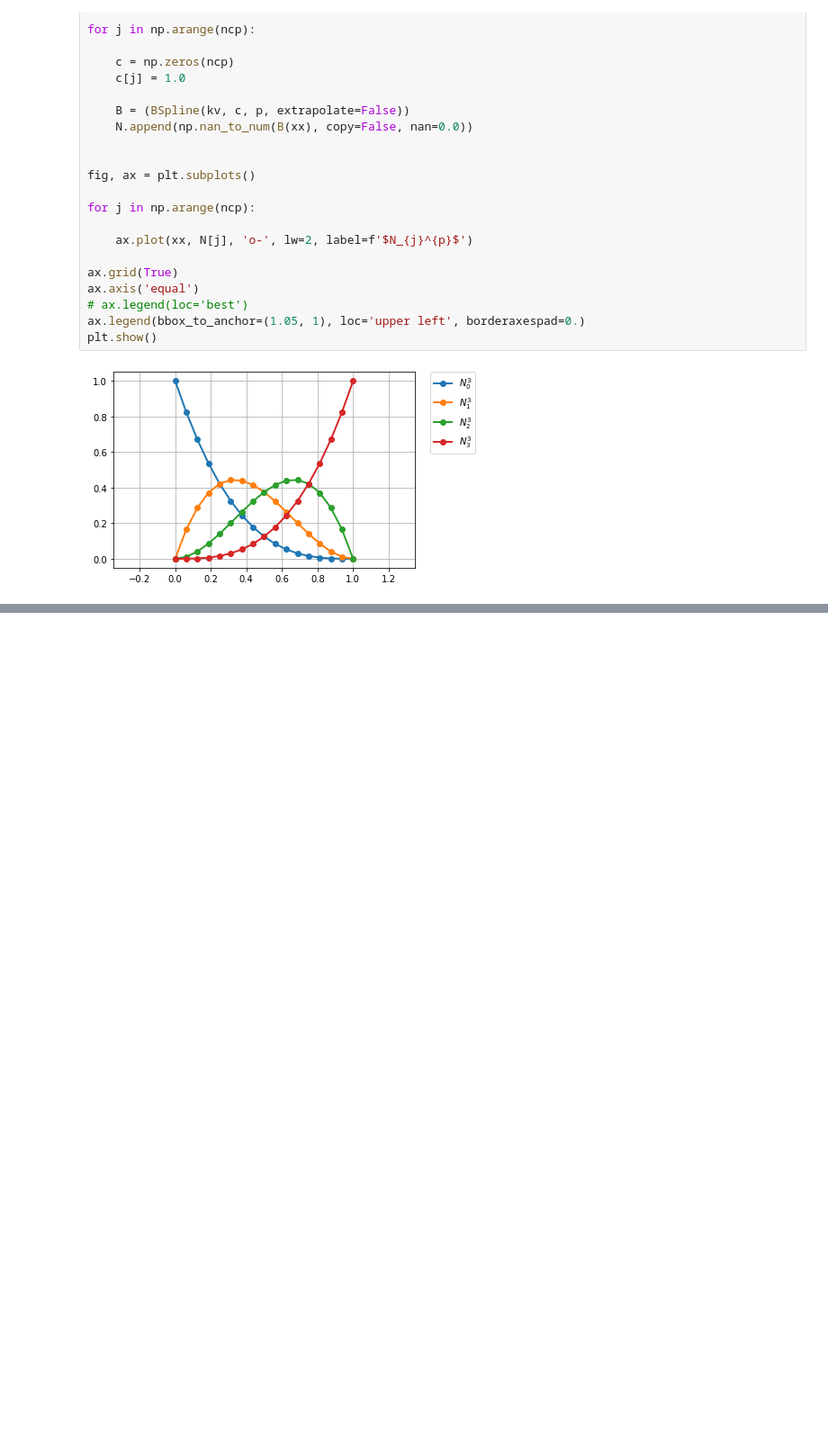
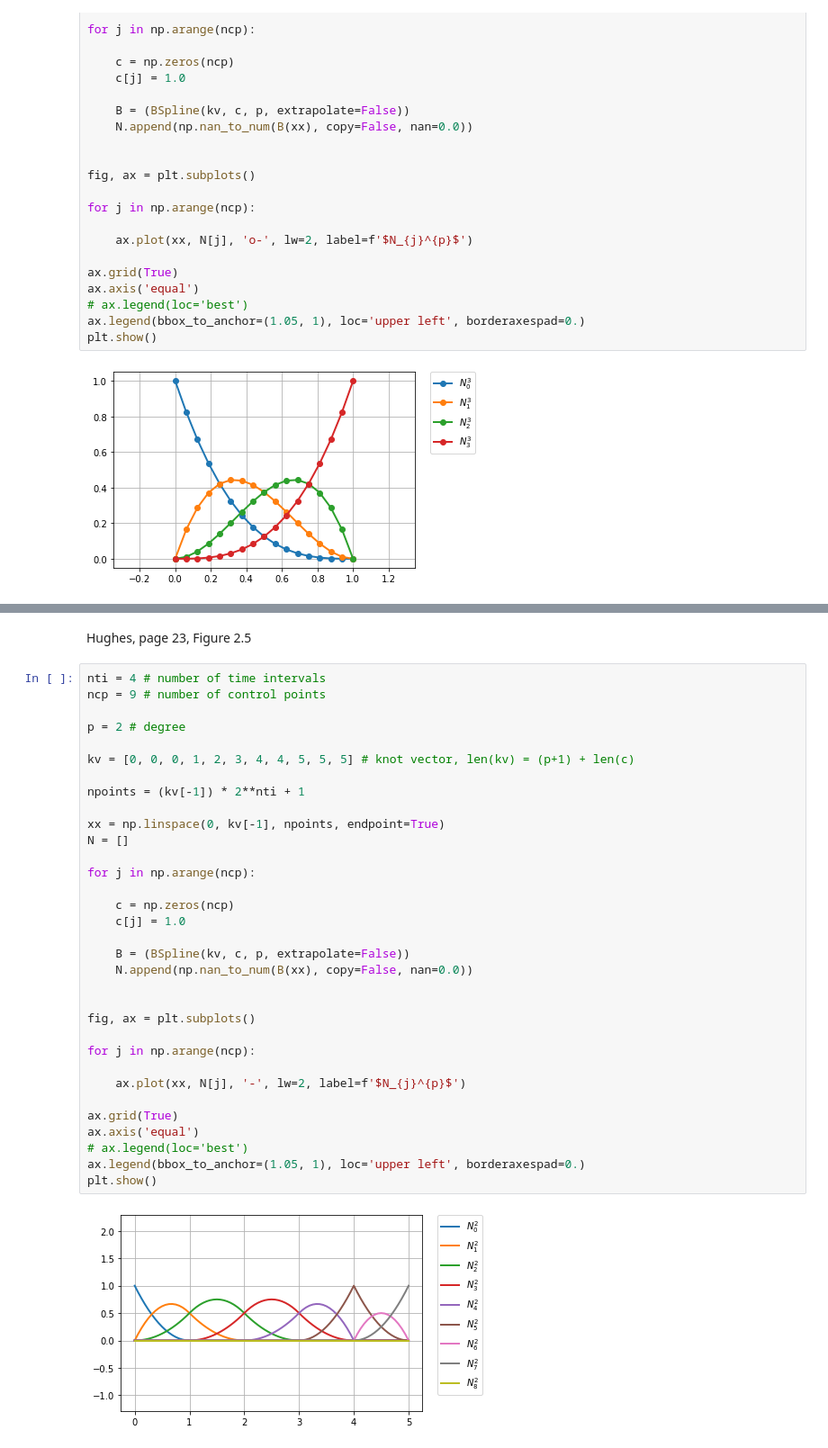
Before and after one commit to sandialabs/sibl, a Jupyter notebook: geo/notebooks/BSpline_client.ipynb, the cells around one changed output, grey strips where cells are left out. Shown at 90% size. Drawn from its saved outputs; the diff is of its cells as text; blank space fills up the shorter version.

Commit message:
add Hughes page 23 examples

```diff
--- a/geo/notebooks/BSpline_client.ipynb
+++ b/geo/notebooks/BSpline_client.ipynb
@@ -314,0 +420,37 @@ plt.show()
+# %% [markdown]
+Hughes, page 23, Figure 2.5
+# %%
+nti = 4 # number of time intervals
+ncp = 9 # number of control points
+
+p = 2 # degree
+
+kv = [0, 0, 0, 1, 2, 3, 4, 4, 5, 5, 5] # knot vector, len(kv) = (p+1) + len(c)
+
+npoints = (kv[-1]) * 2**nti + 1
+
+xx = np.linspace(0, kv[-1], npoints, endpoint=True)
+N = []
+
+for j in np.arange(ncp):
+
+    c = np.zeros(ncp)
+    c[j] = 1.0
+
+    B = (BSpline(kv, c, p, extrapolate=False))
+    N.append(np.nan_to_num(B(xx), copy=False, nan=0.0))
+
+
+fig, ax = plt.subplots()
+
+for j in np.arange(ncp):
+
+    ax.plot(xx, N[j], '-', lw=2, label=f'$N_{j}^{p}$')
+
+ax.grid(True)
+ax.axis('equal')
+# ax.legend(loc='best')
+ax.legend(bbox_to_anchor=(1.05, 1), loc='upper left', borderaxespad=0.)
+plt.show()
+# %% [output]
+[figure, added]
```
Also changed, not shown: parts of 5 cells of this notebook.
